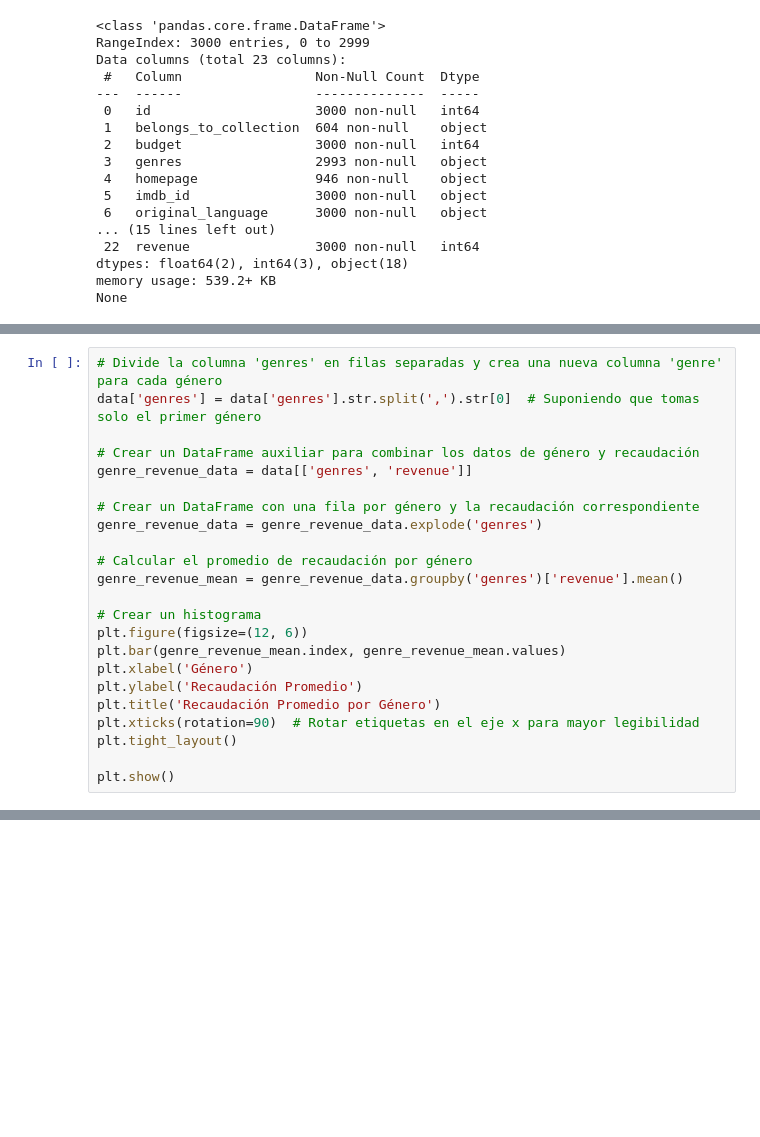
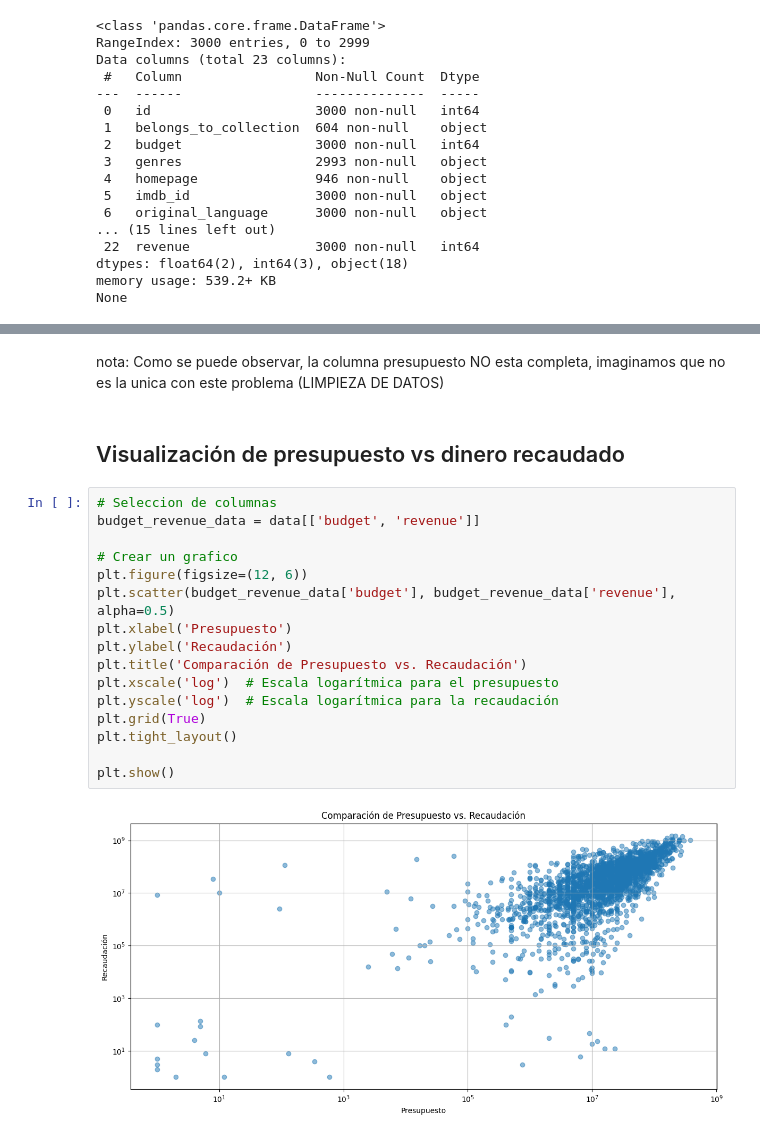
Before and after one commit to Apolo4427/-inteligencia_artificial, a Jupyter notebook: exploracion_de_datos.ipynb, the cells around one changed output, grey strips where cells are left out. Cells and saved outputs as stored; diff of their text form; blank space fills up the shorter version.

```diff
--- a/exploracion_de_datos.ipynb
+++ b/exploracion_de_datos.ipynb
@@ -55,24 +65 @@ print(first_5_genres)
 Name: genres, dtype: object
-# %%
-# Divide la columna 'genres' en filas separadas y crea una nueva columna 'genre' para cada género
-data['genres'] = data['genres'].str.split(',').str[0]  # Suponiendo que tomas solo el primer género
-
-# Crear un DataFrame auxiliar para combinar los datos de género y recaudación
-genre_revenue_data = data[['genres', 'revenue']]
-
-# Crear un DataFrame con una fila por género y la recaudación correspondiente
-genre_revenue_data = genre_revenue_data.explode('genres')
-
-# Calcular el promedio de recaudación por género
-genre_revenue_mean = genre_revenue_data.groupby('genres')['revenue'].mean()
-
-# Crear un histograma
-plt.figure(figsize=(12, 6))
-plt.bar(genre_revenue_mean.index, genre_revenue_mean.values)
-plt.xlabel('Género')
-plt.ylabel('Recaudación Promedio')
-plt.title('Recaudación Promedio por Género')
-plt.xticks(rotation=90)  # Rotar etiquetas en el eje x para mayor legibilidad
-plt.tight_layout()
-
-plt.show()
@@ -80,0 +86,22 @@ plt.show()
+# %% [markdown]
+nota: Como se puede observar, la columna presupuesto NO esta completa, imaginamos que no es la unica con este problema (LIMPIEZA DE DATOS)
+# %% [markdown]
+## Visualización de presupuesto vs dinero recaudado
+# %%
+# Seleccion de columnas
+budget_revenue_data = data[['budget', 'revenue']]
+
+# Crear un grafico
+plt.figure(figsize=(12, 6))
+plt.scatter(budget_revenue_data['budget'], budget_revenue_data['revenue'], alpha=0.5)
+plt.xlabel('Presupuesto')
+plt.ylabel('Recaudación')
+plt.title('Comparación de Presupuesto vs. Recaudación')
+plt.xscale('log')  # Escala logarítmica para el presupuesto
+plt.yscale('log')  # Escala logarítmica para la recaudación
+plt.grid(True)
+plt.tight_layout()
+
+plt.show()
+# %% [output]
+[figure, added]
```
Also changed, not shown: parts of 8 cells of this notebook.
